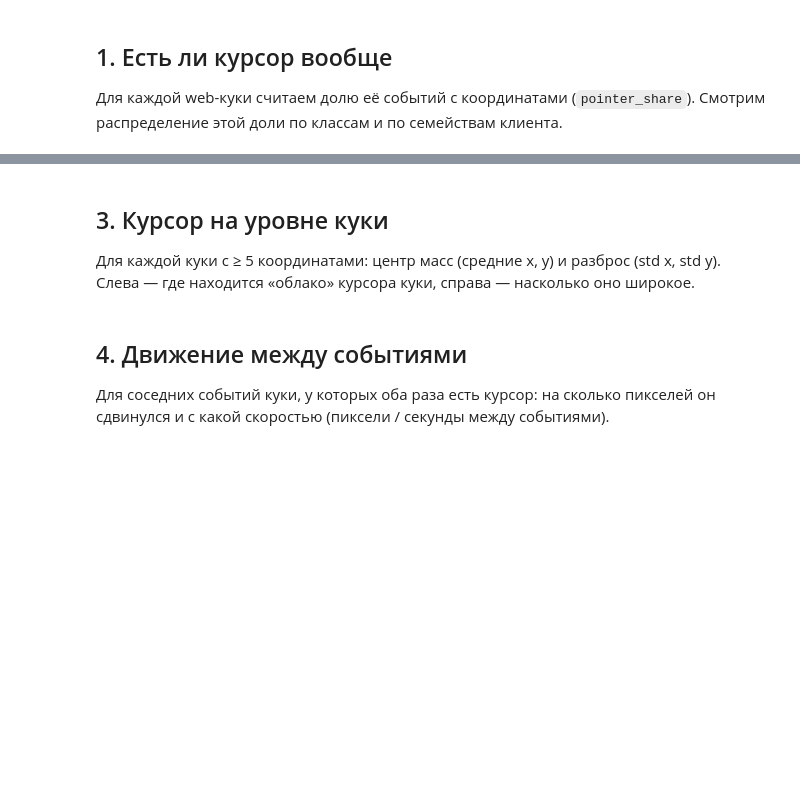
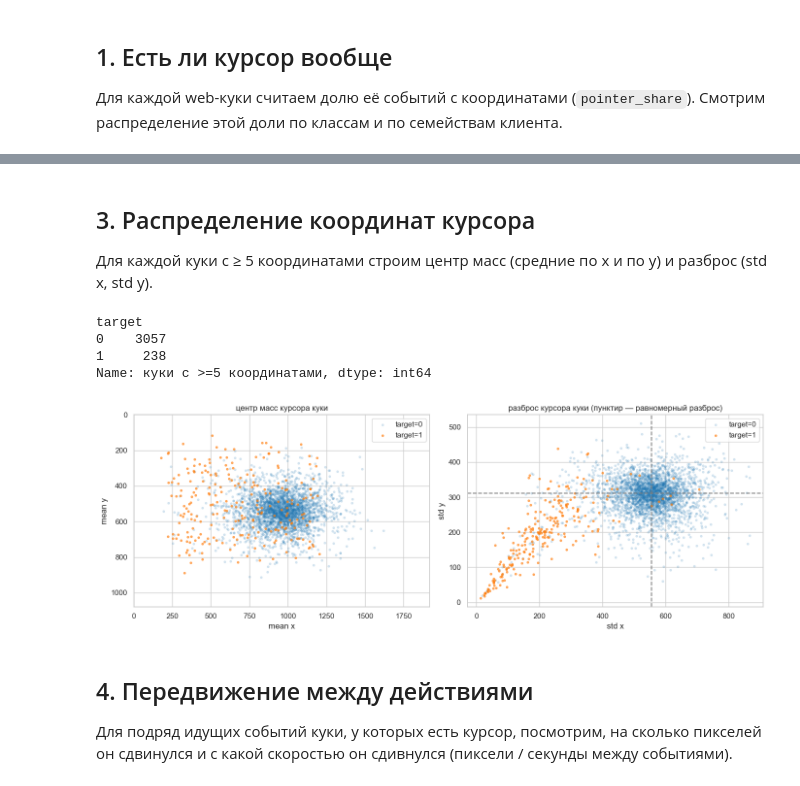
Before and after one commit to itsbykov/bot-detection-challenge, a Jupyter notebook: eda_cursor.ipynb, the cells around one changed output, grey strips where cells are left out. Drawn from its saved outputs; the diff is of its cells as text; code cells hidden in the pictures; blank space fills up the shorter version.

```diff
--- a/eda_cursor.ipynb
+++ b/eda_cursor.ipynb
@@ -72,30 +115,34 @@ print(ptr.groupby('target')[['pointer_x', 'pointer_y']].std().round(0))
 # %% [markdown]
-## 3. Курсор на уровне куки
+## 3. Распределение координат курсора
 
-Для каждой куки с ≥ 5 координатами: центр масс (средние x, y) и разброс (std x, std y).
-Слева — где находится «облако» курсора куки, справа — насколько оно широкое.
+Для каждой куки с ≥ 5 координатами строим центр масс (средние по x и по y) и разброс (std x, std y).
 # %%
 pc = ptr.groupby('cookie_id').agg(target=('target', 'first'), n_ptr=('pointer_x', 'size'),
                                   mx=('pointer_x', 'mean'), my=('pointer_y', 'mean'),
                                   sx=('pointer_x', 'std'), sy=('pointer_y', 'std'))
 pc5 = pc[pc.n_ptr >= 5]
 print(pc5.target.value_counts().rename('куки с >=5 координатами'))
 
 fig, ax = plt.subplots(1, 2, figsize=(14, 5))
 for y, c, a in [(0, 'tab:blue', 0.15), (1, 'tab:orange', 0.6)]:
     q = pc5[pc5.target == y]
     ax[0].scatter(q.mx, q.my, s=8, c=c, alpha=a, label=f'target={y}')
     ax[1].scatter(q.sx, q.sy, s=8, c=c, alpha=a, label=f'target={y}')
 ax[0].set(xlim=(0, SCREEN_W), ylim=(SCREEN_H, 0), title='центр масс курсора куки', xlabel='mean x', ylabel='mean y')
 ax[1].axvline(SCREEN_W / np.sqrt(12), ls='--', c='gray'); ax[1].axhline(SCREEN_H / np.sqrt(12), ls='--', c='gray')
-ax[1].set(title='разброс курсора куки (пунктир — равномерный)', xlabel='std x', ylabel='std y')
+ax[1].set(title='разброс курсора куки (пунктир — равномерный разброс)', xlabel='std x', ylabel='std y')
 ax[0].legend(); ax[1].legend()
 plt.tight_layout(); plt.show()
+# %% [output]
+target
+0    3057
+1     238
+Name: куки с >=5 координатами, dtype: int64
+[figure, added]
 # %% [markdown]
-## 4. Движение между событиями
+## 4. Передвижение между действиями
 
-Для соседних событий куки, у которых оба раза есть курсор: на сколько пикселей он сдвинулся
-и с какой скоростью (пиксели / секунды между событиями).
+Для подряд идущих событий куки, у которых есть курсор, посмотрим, на сколько пикселей он сдвинулся и с какой скоростью он сдивнулся (пиксели / секунды между событиями).
 # %%
 g = ptr.groupby('cookie_id')
 ptr['step'] = np.hypot(g.pointer_x.diff(), g.pointer_y.diff())
```
Also changed, not shown: parts of 11 cells of this notebook, 7 other files.
